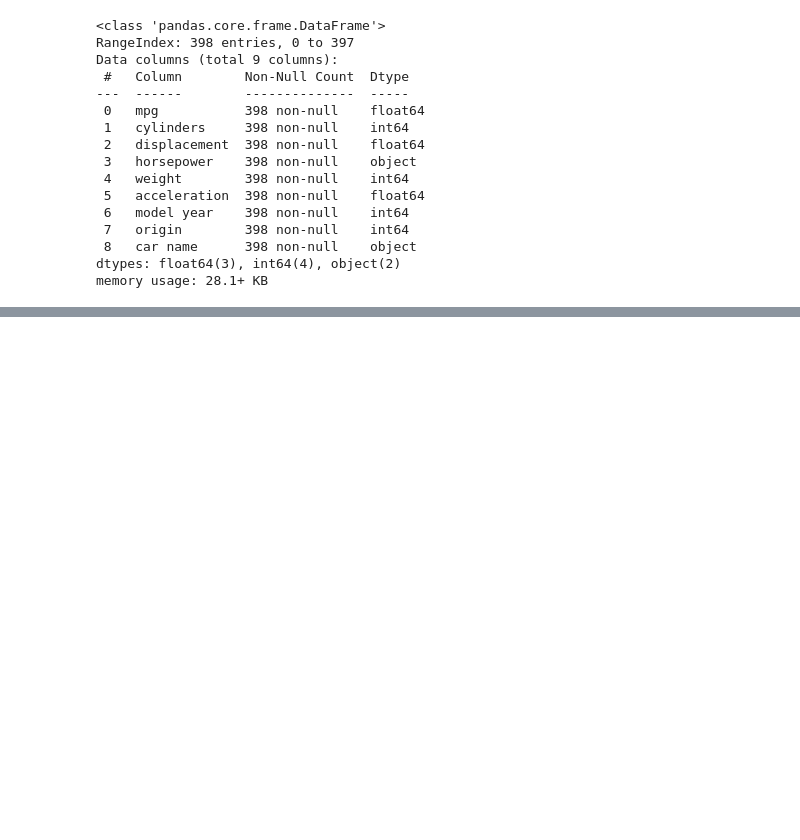
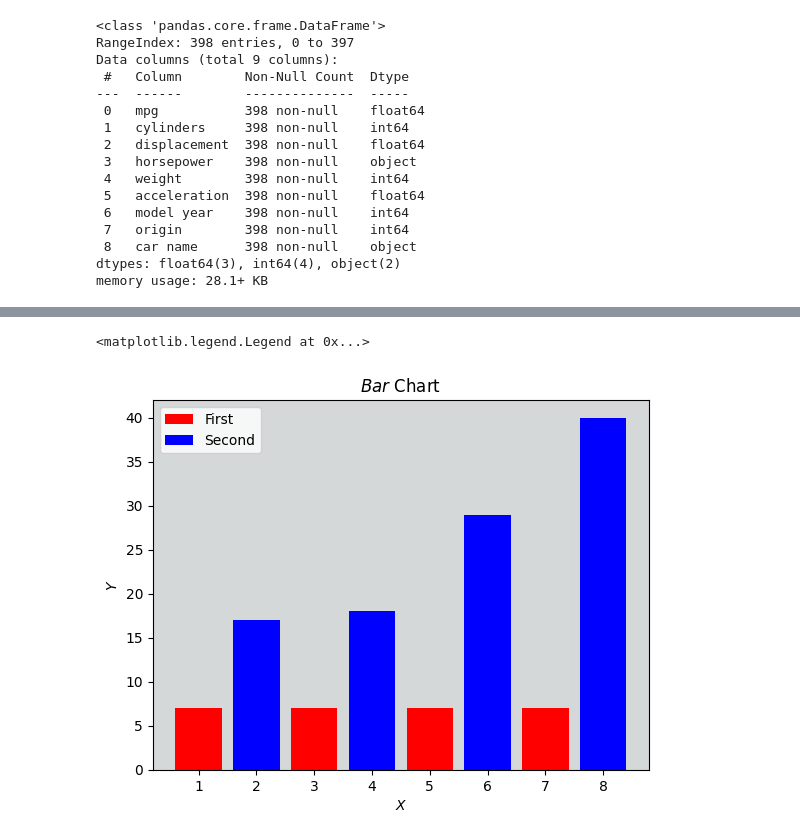
Before and after one commit to Adityasjc31/DataScience, a Jupyter notebook: data analytics/visualizingdata.ipynb, the cells around one changed output, grey strips where cells are left out. Cells and saved outputs as stored; diff of their text form; code cells hidden in the pictures; blank space fills up the shorter version.

```diff
--- a/data analytics/visualizingdata.ipynb
+++ b/data analytics/visualizingdata.ipynb
@@ -264,0 +307,18 @@ memory usage: 28.1+ KB
+# %%
+x1 = [1,3,5,7]
+x2 = [2,4,6,8]
+y1 = [7,7,7,7]
+y2 = [17,18,29,40]
+
+ax = plt.axes()
+ax.set_facecolor("#d4d8d8")
+
+plt.bar(x1,y1,label="First",color="red")
+plt.bar(x2,y2,label="Second",color="blue")
+plt.xlabel("$X$")
+plt.ylabel("$Y$")
+plt.title("$ Bar $ Chart")
+plt.legend()
+# %% [output]
+<matplotlib.legend.Legend at 0x...>
+[figure, added]
```
Also changed, not shown: parts of 13 cells of this notebook.
